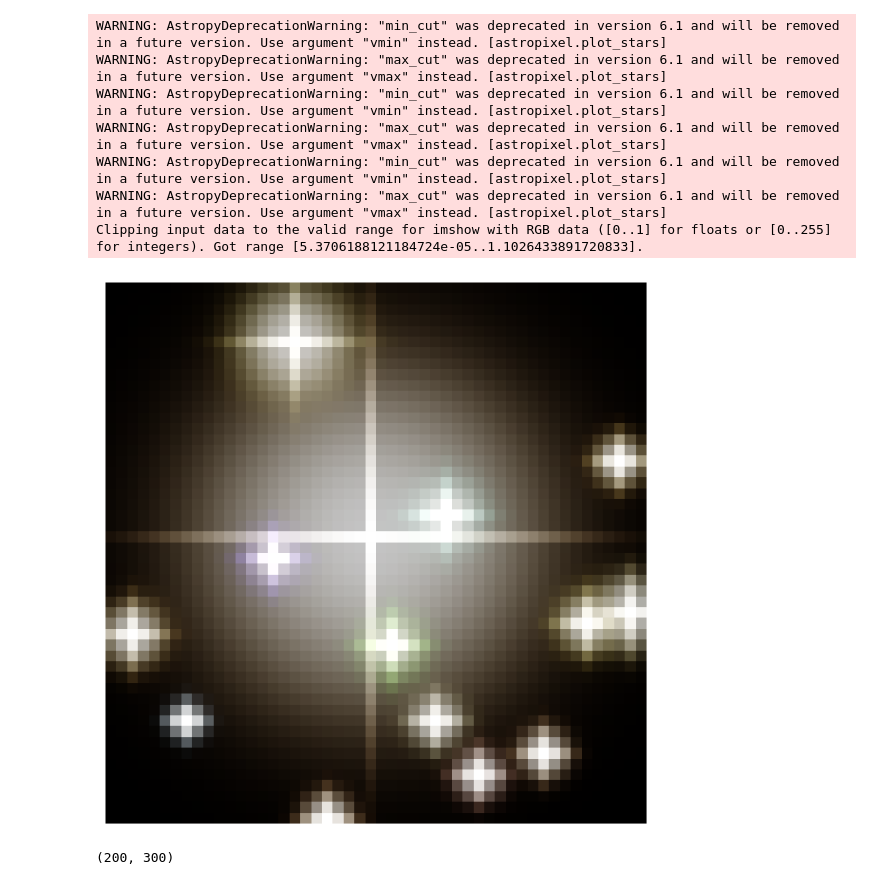
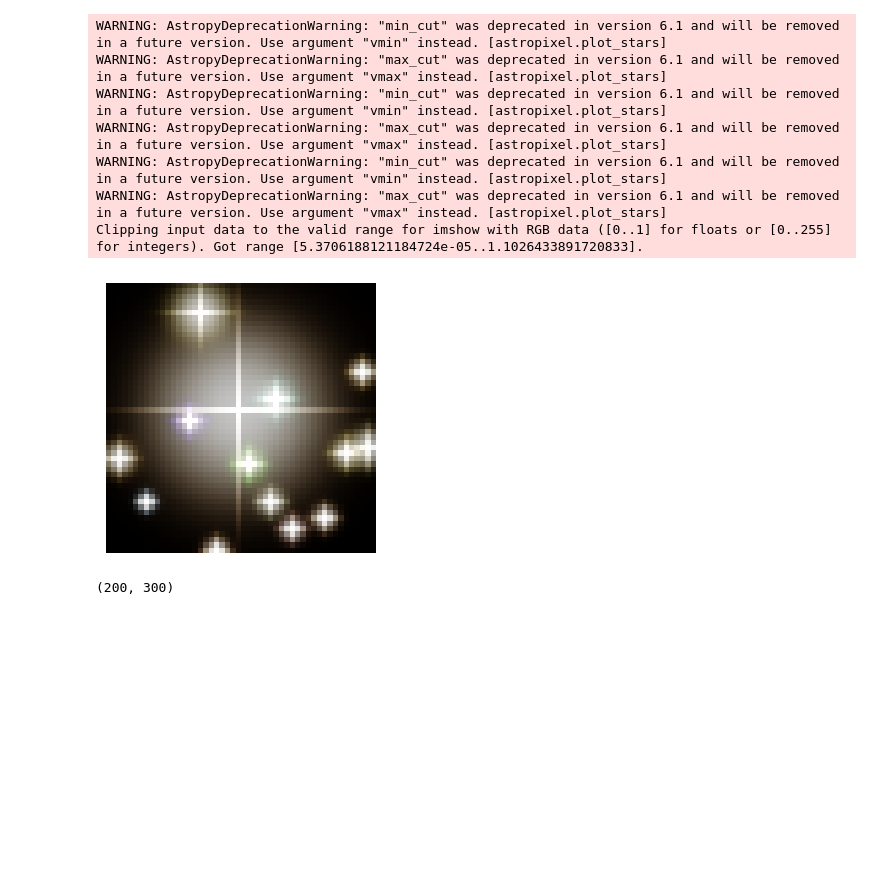
Before and after one commit to SpacialTree/astropixel, a Jupyter notebook: notebooks/plotting.ipynb, the cells around one changed output. Cells and saved outputs as stored; diff of their text form; code cells hidden in the pictures; blank space fills up the shorter version.

Commit message:
updated image

```diff
--- a/notebooks/plotting.ipynb
+++ b/notebooks/plotting.ipynb
@@ -42,25 +42,25 @@ Table length=50
 # %%
 plotter = plot_stars.StarPlotter(coord, size=(50, 50), radius=1*u.arcmin)
 # %%
-fig = plt.figure(figsize=(6, 6))
+fig = plt.figure(figsize=(3, 3))
 ax1 = fig.add_subplot(111, projection=plotter.wcs)
 plotter.plot_cross_psf_field_rgb(ax=ax1, labels=False)
 #ax1.scatter(plotter.cat['RAJ2000'], plotter.cat['DEJ2000'], transform=ax1.get_transform('world'), s=100, edgecolor='black', facecolor='none', lw=1.5)
 #plotter.plot_scatter_field(ax=ax1, labels=True)
 #ax2 = fig.add_subplot(122, projection=plotter.wcs)
 #ax2 = plotter.plot_cross_psf_field_rgb(ax=ax2, labels=True)
 
 plt.tight_layout()
 plt.savefig('barnardstar.png', dpi=300,bbox_inches='tight')
 # %% [output]
 WARNING: AstropyDeprecationWarning: "min_cut" was deprecated in version 6.1 and will be removed in a future version. Use argument "vmin" instead. [astropixel.plot_stars]
 WARNING: AstropyDeprecationWarning: "max_cut" was deprecated in version 6.1 and will be removed in a future version. Use argument "vmax" instead. [astropixel.plot_stars]
 WARNING: AstropyDeprecationWarning: "min_cut" was deprecated in version 6.1 and will be removed in a future version. Use argument "vmin" instead. [astropixel.plot_stars]
 WARNING: AstropyDeprecationWarning: "max_cut" was deprecated in version 6.1 and will be removed in a future version. Use argument "vmax" instead. [astropixel.plot_stars]
 WARNING: AstropyDeprecationWarning: "min_cut" was deprecated in version 6.1 and will be removed in a future version. Use argument "vmin" instead. [astropixel.plot_stars]
 WARNING: AstropyDeprecationWarning: "max_cut" was deprecated in version 6.1 and will be removed in a future version. Use argument "vmax" instead. [astropixel.plot_stars]
 Clipping input data to the valid range for imshow with RGB data ([0..1] for floats or [0..255] for integers). Got range [5.3706188121184724e-05..1.1026433891720833].
-[figure, old version]
+[figure, new version]
 # %%
 size = (300, 200)
 x = np.linspace(0, size[0]-1, size[0])
```
Also changed, not shown: 1 other file.
